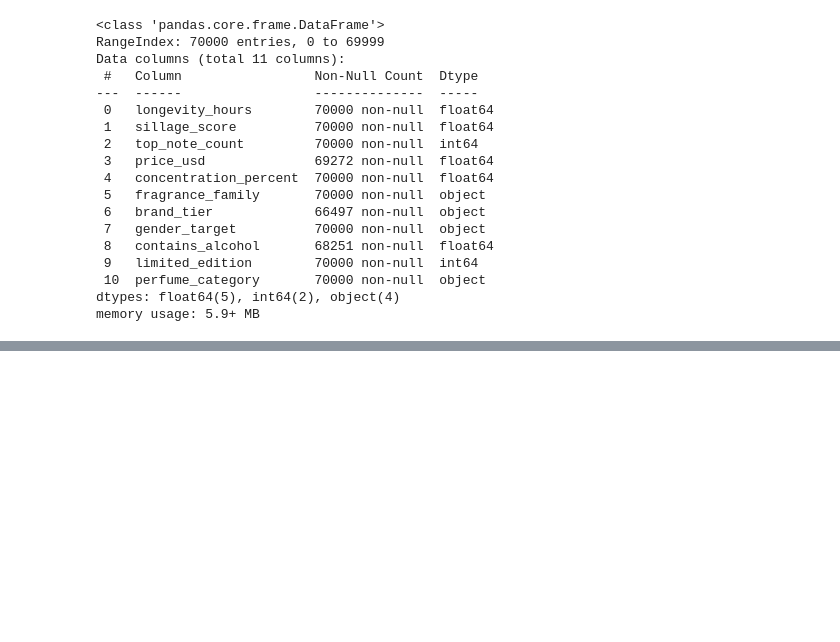
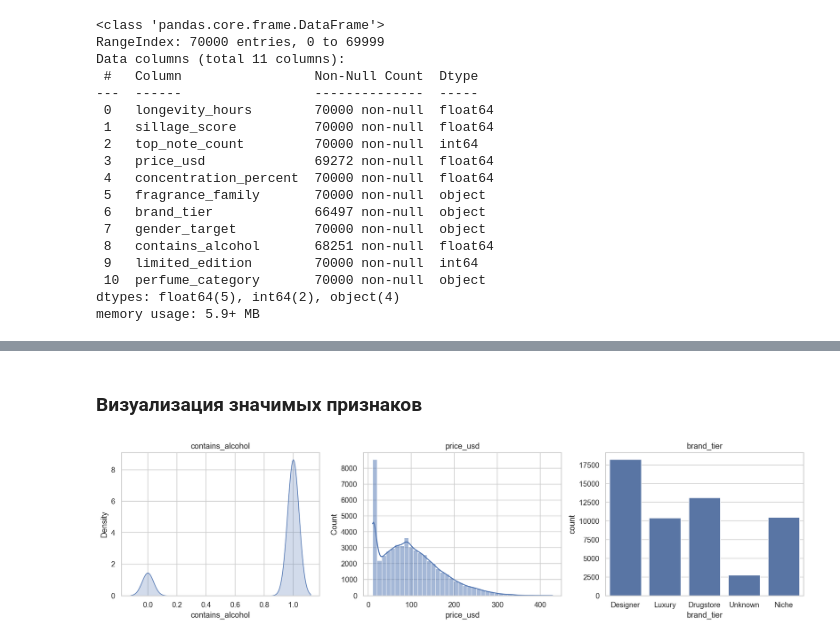
Before and after one commit to sadeclipse/labs.masters, a Jupyter notebook: ml/2lab/lab2.ipynb, the cells around one changed output, grey strips where cells are left out. Drawn from its saved outputs; the diff is of its cells as text; code cells hidden in the pictures; blank space fills up the shorter version.

```diff
--- a/ml/2lab/lab2.ipynb
+++ b/ml/2lab/lab2.ipynb
@@ -355,0 +134,5 @@ Fitting 3 folds for each of 9 candidates, totalling 27 fits
+# %%
+X = df.drop(columns="perfume_category")
+y = df["perfume_category"]
+cat_cols = [column for column in X.columns if X[column].dtype == object]
+num_cols = [column for column in X.columns if column not in cat_cols]
@@ -355,0 +160,18 @@ Fitting 3 folds for each of 9 candidates, totalling 27 fits
+# %% [markdown]
+### Визуализация значимых признаков
+# %%
+df_vis = df.copy()
+df_vis[num_cols] = df_vis[num_cols].fillna(df_vis[num_cols].median())
+df_vis[cat_cols] = df_vis[cat_cols].fillna("Unknown")
+
+fig, axes = plt.subplots(1, 3, figsize=(15, 4))
+sns.kdeplot(data=df_vis, x="contains_alcohol", fill=True, ax=axes[0])
+sns.histplot(data=df_vis, x="price_usd", kde=True, bins=40, ax=axes[1])
+sns.countplot(data=df_vis, x="brand_tier", ax=axes[2])
+axes[0].set_title("contains_alcohol")
+axes[1].set_title("price_usd")
+axes[2].set_title("brand_tier")
+save_figure("fig03_features.png")
+plt.show()
+# %% [output]
+[figure, added]
```
Also changed, not shown: parts of 68 cells of this notebook, 30 other files.
